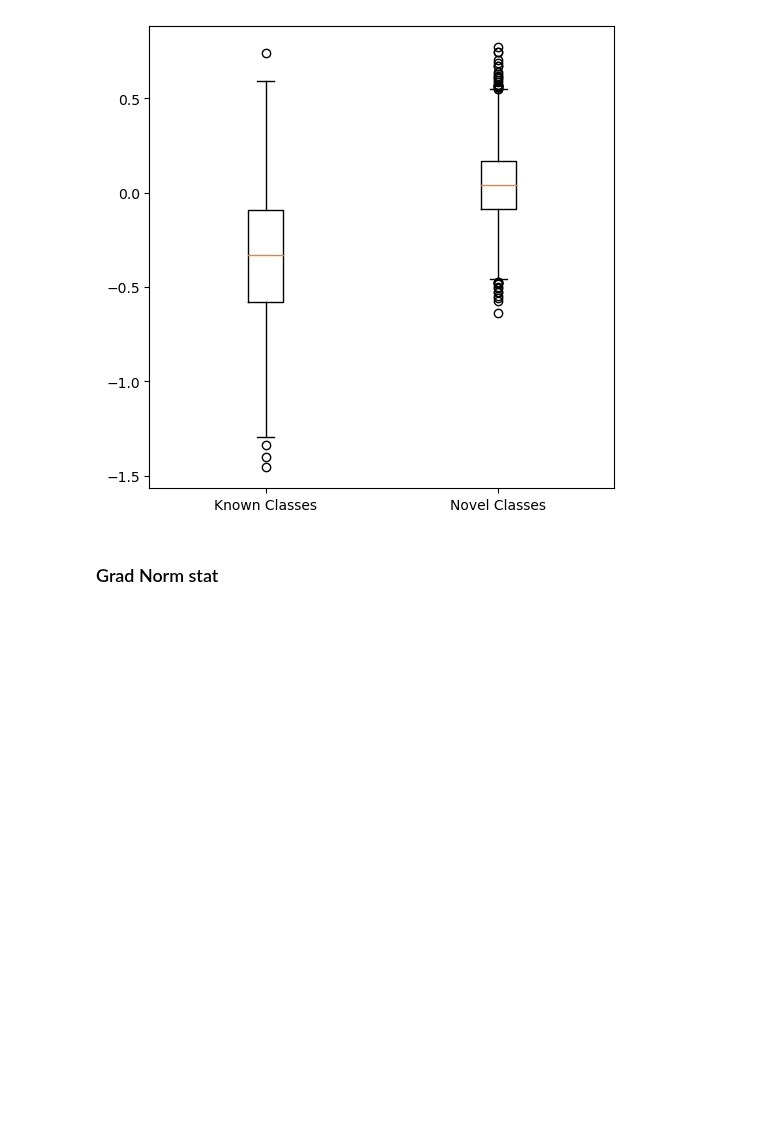
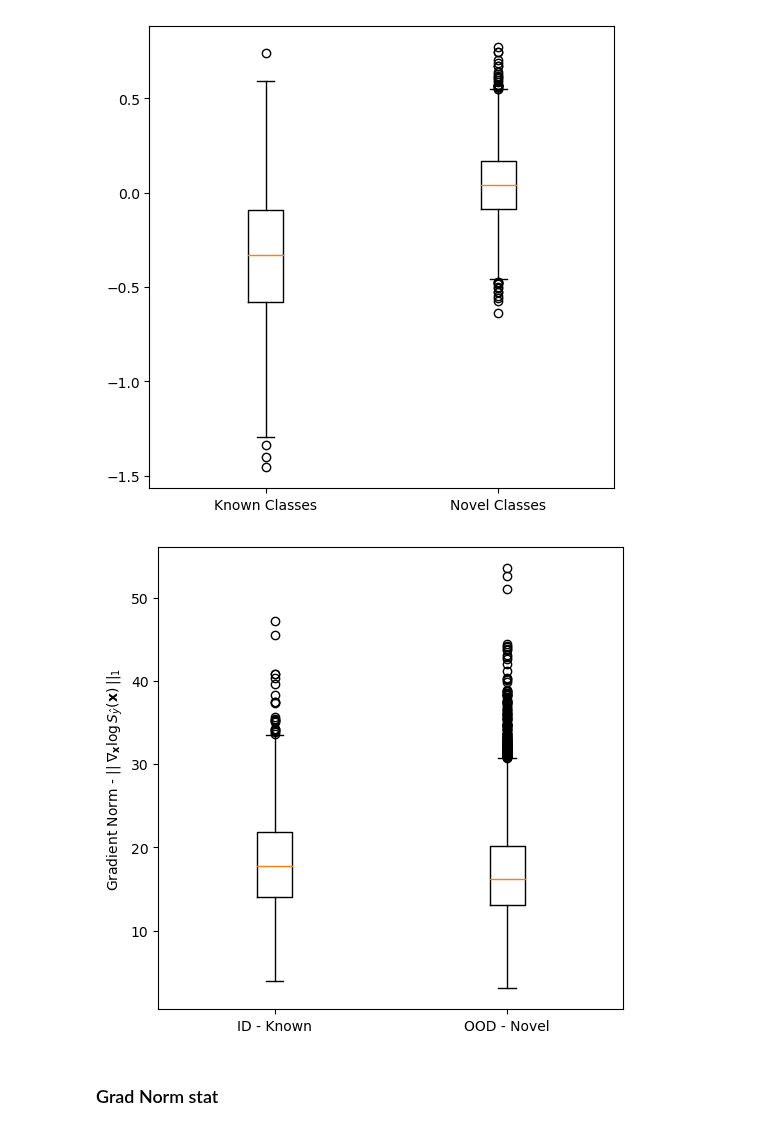
Before and after one commit to krellemand/bachelor_project, a Jupyter notebook: notebooks/visualizing_adv_attacks.ipynb, the cells around one changed output. Cells and saved outputs as stored; diff of their text form; code cells hidden in the pictures; blank space fills up the shorter version.

```diff
--- a/notebooks/visualizing_adv_attacks.ipynb
+++ b/notebooks/visualizing_adv_attacks.ipynb
@@ -52,3 +54,4 @@ device: mps
 # %%
 tin_dataset = TinyImageNet(root_dir + 'datasets/tiny-imagenet-200/val/images/', transform=tin_test_transform)
 tin_goldfish = tin_dataset[9][0]
+tin_grad_norm_dir = root_dir + 'grad_norms/tinyimagenet/'
@@ -336,6 +264,14 @@ ax.boxplot([id_diffs, ood_diffs[:1000]], labels=['Known Classes', 'Novel Classes
 plt.show()
 # %% [output]
 [figure]
+# %%
+# Norm of log_msp gradients ID vs OOD
+boxplot_log_msp_grad_norms = GradNormPlot(tin_grad_norm_dir + 'log_msp/', root_dir + 'logits/tinyimagenet/plain/', split_num=0)
+boxplot_log_msp_grad_norms.make_boxplot(labels=['ID - Known', 'OOD - Novel'])
+boxplot_log_msp_grad_norms.ax.set_ylabel(r'Gradient Norm - $||\:\nabla_{\bf{x}} \log S_{\hat{y}}({\bf{x}}) \:||_1$')
+boxplot_log_msp_grad_norms.show_and_save()
+# %% [output]
+[figure, added]
 # %% [markdown]
 ### Grad Norm stat
 # %%
```
Also changed, not shown: parts of 11 cells of this notebook, 3 other files.
